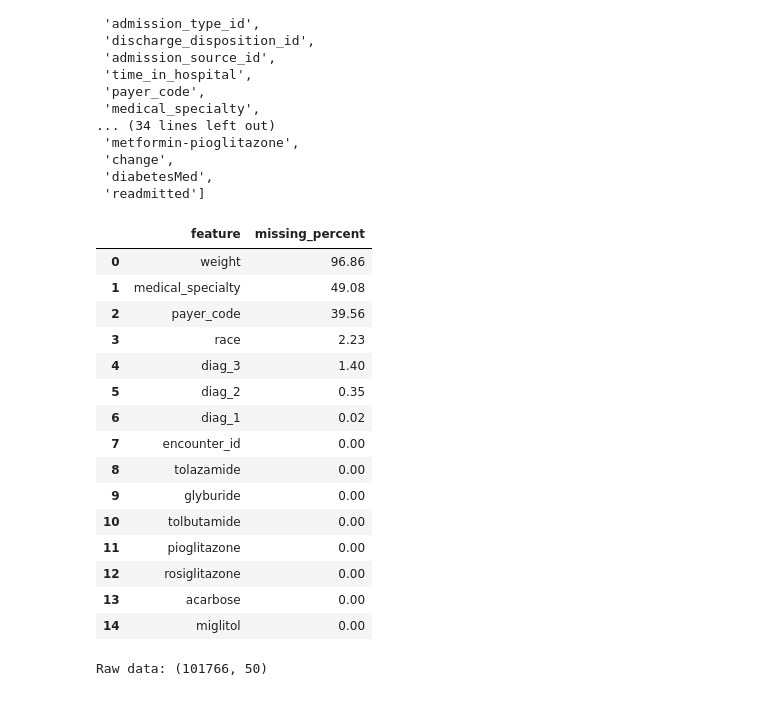
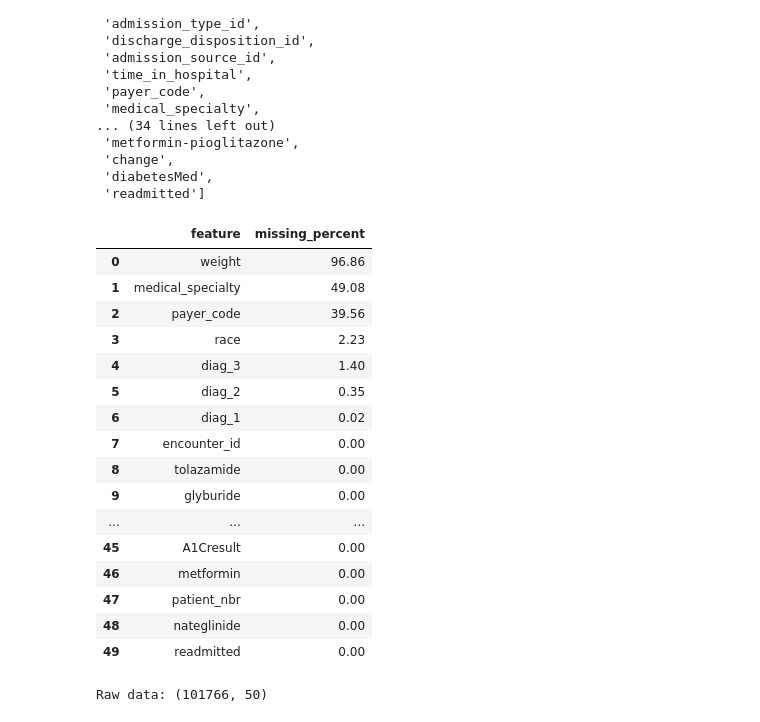
Before and after one commit to mxh210/Summer-Individual-Project, a Jupyter notebook: Processing_Pipeline/01_reproduce_core_paper.ipynb, the cells around one changed output. Saved outputs shown, nothing was run; the diff lists cells and outputs as text; code cells hidden in the pictures.

Commit message:
Display full table 1 in output for debugging purpose

```diff
--- a/Processing_Pipeline/01_reproduce_core_paper.ipynb
+++ b/Processing_Pipeline/01_reproduce_core_paper.ipynb
@@ -74,36 +74,37 @@ df_raw.columns.tolist()
 # %%
 df = df_raw.copy()
 
 df = df.replace("?", np.nan)
 
 missing_summary = (
     df.isna()
     .mean()
     .mul(100)
     .sort_values(ascending=False)
     .round(2)
     .reset_index()
 )
 
 missing_summary.columns = ["feature", "missing_percent"]
-missing_summary.head(15)
+missing_summary
 # %% [output]
 |  | feature | missing_percent |
 | 0 | weight | 96.86 |
 | 1 | medical_specialty | 49.08 |
 | 2 | payer_code | 39.56 |
 | 3 | race | 2.23 |
 | 4 | diag_3 | 1.40 |
 | 5 | diag_2 | 0.35 |
 | 6 | diag_1 | 0.02 |
 | 7 | encounter_id | 0.00 |
 | 8 | tolazamide | 0.00 |
 | 9 | glyburide | 0.00 |
-| 10 | tolbutamide | 0.00 |
-| 11 | pioglitazone | 0.00 |
-| 12 | rosiglitazone | 0.00 |
-| 13 | acarbose | 0.00 |
-| 14 | miglitol | 0.00 |
+| ... | ... | ... |
+| 45 | A1Cresult | 0.00 |
+| 46 | metformin | 0.00 |
+| 47 | patient_nbr | 0.00 |
+| 48 | nateglinide | 0.00 |
+| 49 | readmitted | 0.00 |
 # %%
 missing_summary.to_csv(TABLE_DIR / "missing_summary_raw_table1.csv", index=False)
 # %%
```
